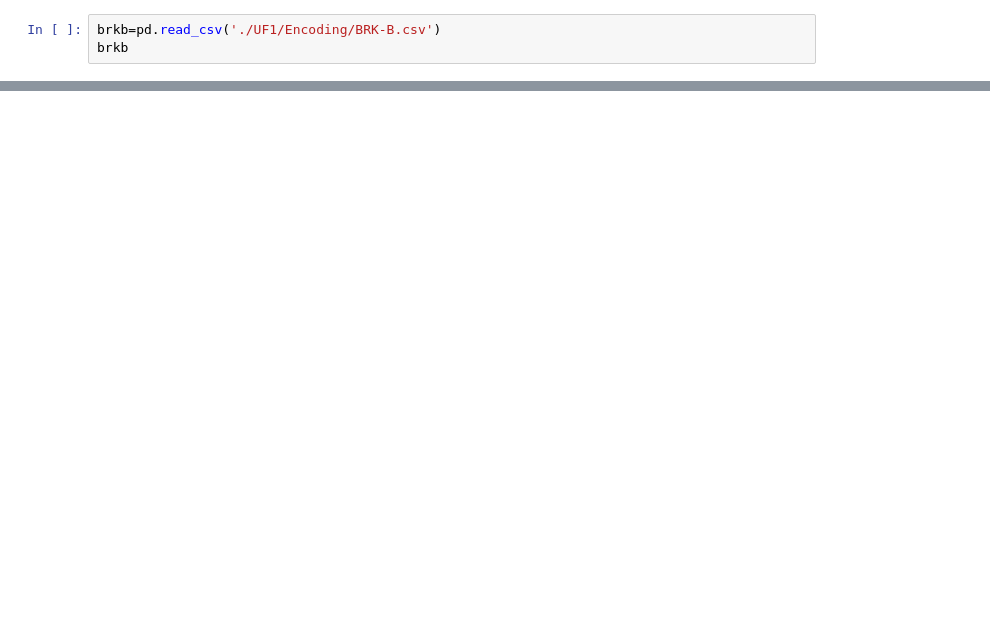
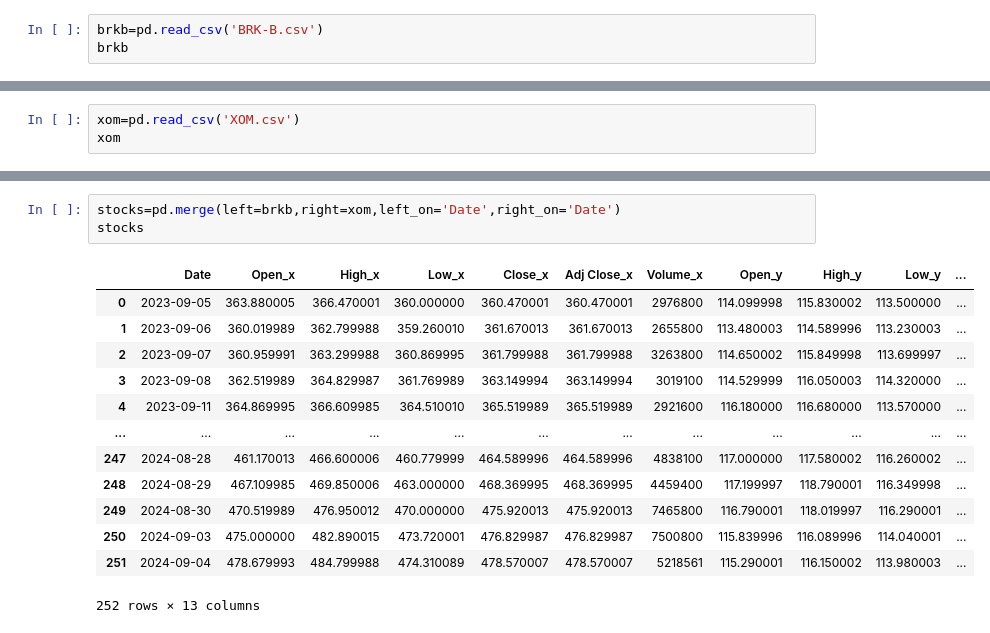
Before and after one commit to SOTO729/Concentraci-n-7mo-semestre-, a Jupyter notebook: UF1/Encoding/05_acciones.ipynb, the cells around one changed output, grey strips where cells are left out. Drawn from its saved outputs; the diff is of its cells as text; blank space fills up the shorter version.

```diff
--- a/UF1/Encoding/05_acciones.ipynb
+++ b/UF1/Encoding/05_acciones.ipynb
@@ -3,4 +5,4 @@ import pandas as pd
 # %%
-brkb=pd.read_csv('./UF1/Encoding/BRK-B.csv')
+brkb=pd.read_csv('BRK-B.csv')
 brkb
 # %% [output]
@@ -7,0 +22,3 @@ FileNotFoundError: [Errno 2] No such file or directory: './UF1/Encoding/BRK-B.cs
+# %%
+xom=pd.read_csv('XOM.csv')
+xom
@@ -7,0 +39,17 @@ FileNotFoundError: [Errno 2] No such file or directory: './UF1/Encoding/BRK-B.cs
+# %%
+stocks=pd.merge(left=brkb,right=xom,left_on='Date',right_on='Date')
+stocks
+# %% [output]
+|  | Date | Open_x | High_x | Low_x | Close_x | Adj Close_x | Volume_x | Open_y | High_y | Low_y | ... |
+| 0 | 2023-09-05 | 363.880005 | 366.470001 | 360.000000 | 360.470001 | 360.470001 | 2976800 | 114.099998 | 115.830002 | 113.500000 | ... |
+| 1 | 2023-09-06 | 360.019989 | 362.799988 | 359.260010 | 361.670013 | 361.670013 | 2655800 | 113.480003 | 114.589996 | 113.230003 | ... |
+| 2 | 2023-09-07 | 360.959991 | 363.299988 | 360.869995 | 361.799988 | 361.799988 | 3263800 | 114.650002 | 115.849998 | 113.699997 | ... |
+| 3 | 2023-09-08 | 362.519989 | 364.829987 | 361.769989 | 363.149994 | 363.149994 | 3019100 | 114.529999 | 116.050003 | 114.320000 | ... |
+| 4 | 2023-09-11 | 364.869995 | 366.609985 | 364.510010 | 365.519989 | 365.519989 | 2921600 | 116.180000 | 116.680000 | 113.570000 | ... |
+| ... | ... | ... | ... | ... | ... | ... | ... | ... | ... | ... | ... |
+| 247 | 2024-08-28 | 461.170013 | 466.600006 | 460.779999 | 464.589996 | 464.589996 | 4838100 | 117.000000 | 117.580002 | 116.260002 | ... |
+| 248 | 2024-08-29 | 467.109985 | 469.850006 | 463.000000 | 468.369995 | 468.369995 | 4459400 | 117.199997 | 118.790001 | 116.349998 | ... |
+| 249 | 2024-08-30 | 470.519989 | 476.950012 | 470.000000 | 475.920013 | 475.920013 | 7465800 | 116.790001 | 118.019997 | 116.290001 | ... |
+| 250 | 2024-09-03 | 475.000000 | 482.890015 | 473.720001 | 476.829987 | 476.829987 | 7500800 | 115.839996 | 116.089996 | 114.040001 | ... |
+| 251 | 2024-09-04 | 478.679993 | 484.799988 | 474.310089 | 478.570007 | 478.570007 | 5218561 | 115.290001 | 116.150002 | 113.980003 | ... |
+252 rows × 13 columns
```
Also changed, not shown: parts of 5 cells of this notebook.
